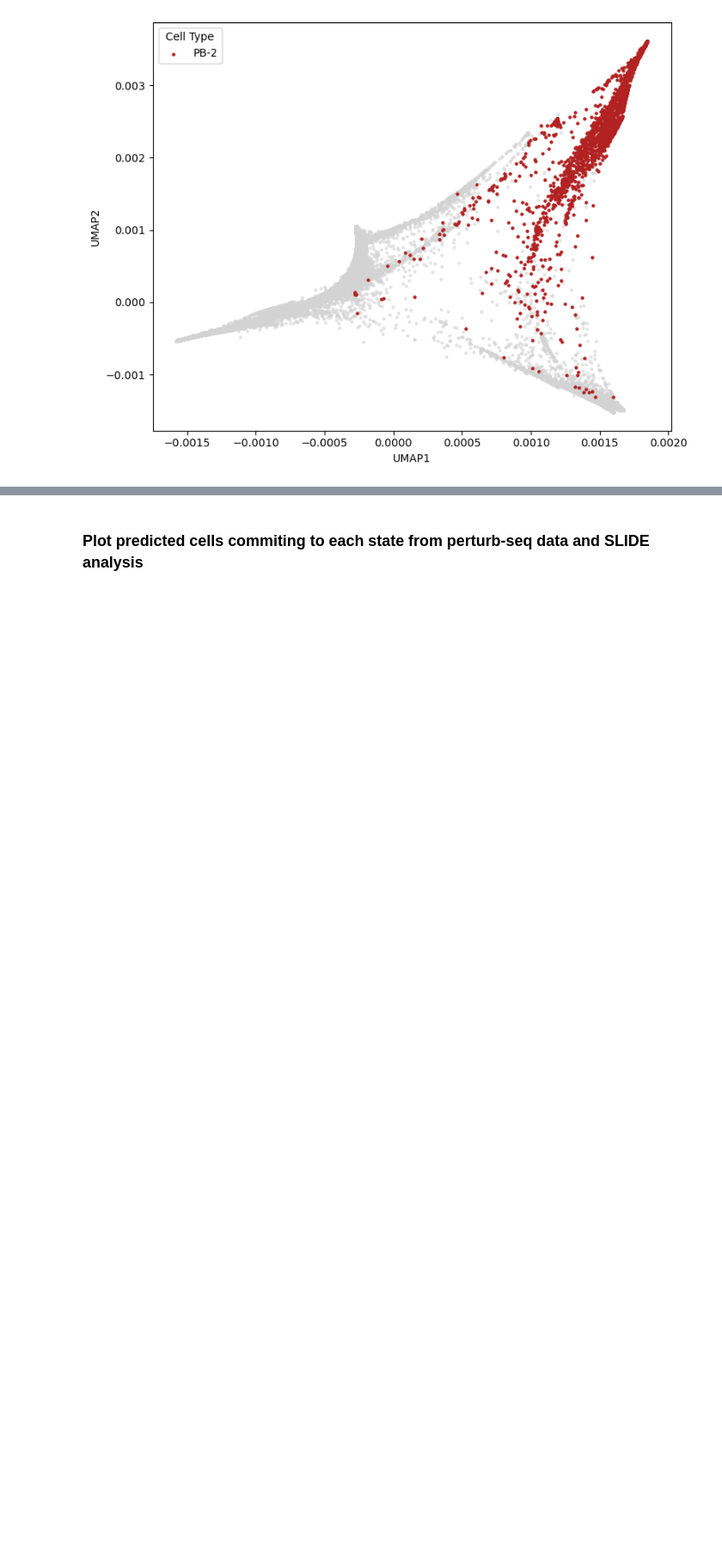
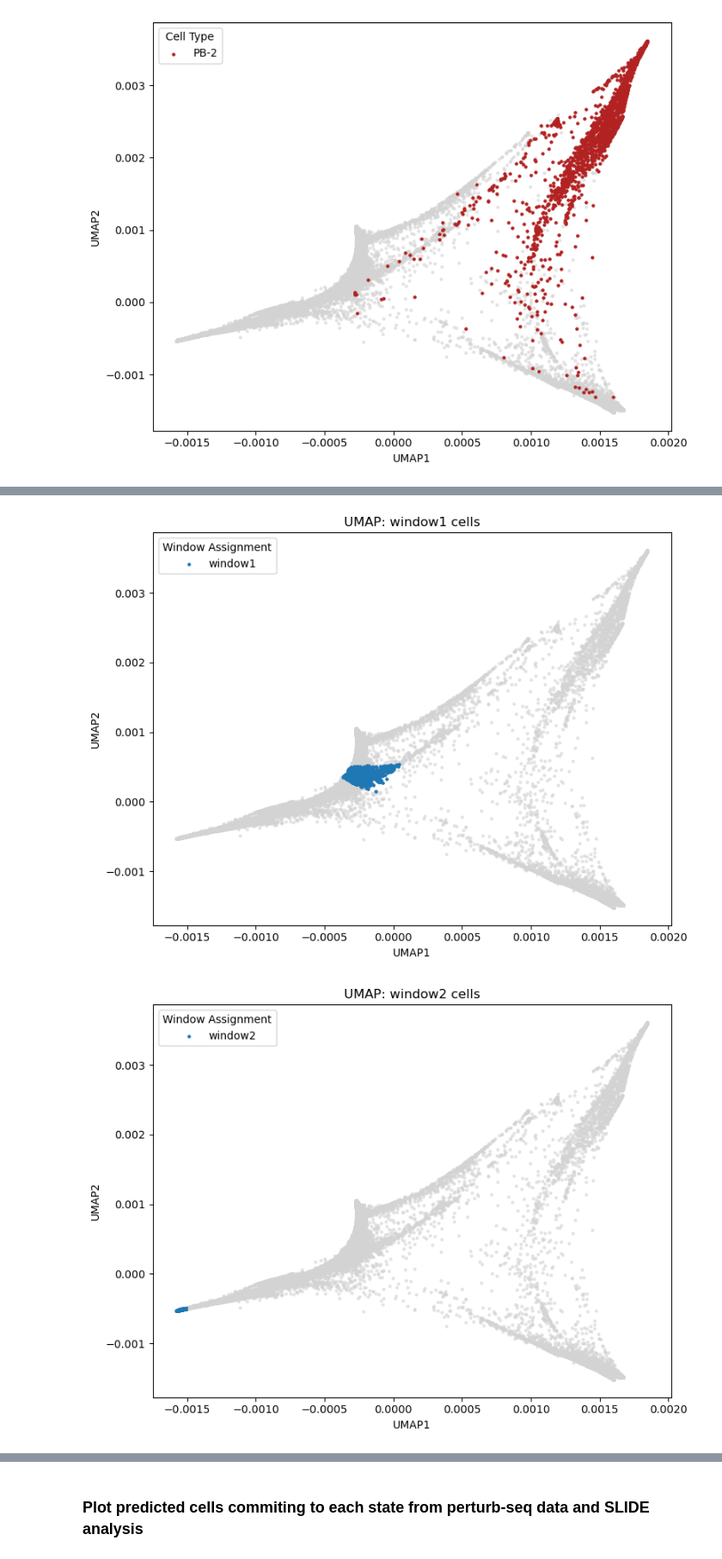
Before and after one commit to sachha-naksha/B_Cell_States, a Jupyter notebook: multiome_dynamic_regulation/py_scripts/trajectory/traj_stream_male_donor.ipynb, the cells around one changed output, grey strips where cells are left out. Shown at 86% size. Cells and saved outputs as stored; diff of their text form; code cells hidden in the pictures; blank space fills up the shorter version.

```diff
--- a/multiome_dynamic_regulation/py_scripts/trajectory/traj_stream_male_donor.ipynb
+++ b/multiome_dynamic_regulation/py_scripts/trajectory/traj_stream_male_donor.ipynb
@@ -216,0 +297,43 @@ plt.show()
+# %%
+import matplotlib.pyplot as plt
+import numpy as np
+
+# Extract UMAP coordinates from the 'X_dr' slot
+umap_coords = adata.obsm['X_dr']
+
+# Define colors
+highlight_color = '#1f77b4'  # Blue for highlighted cells
+background_color = '#D3D3D3'  # Light gray for background
+
+# Get all window columns
+window_columns = ['window1', 'window2', 'window3', 'window4', 'window194', 'window147']
+
+# Create a plot for each window
+for window in window_columns:
+    plt.figure(figsize=(8, 6))
+
+    # Plot background (all cells) first
+    plt.scatter(umap_coords[:, 0], umap_coords[:, 1],
+               c=background_color, s=5, alpha=0.5)
+
+    # Plot cells assigned to this window
+    window_mask = ~adata.obs[window].isna()  # True for cells in this window
+    if window_mask.any():  # Only plot if there are cells in this window
+        plt.scatter(umap_coords[window_mask, 0], umap_coords[window_mask, 1],
+                   c=highlight_color, s=5, label=window)
+
+    plt.title(f'UMAP: {window} cells')
+    plt.xlabel('UMAP1')
+    plt.ylabel('UMAP2')
+    plt.legend(title="Window Assignment", loc='upper left')
+    plt.tight_layout()
+    plt.show()
+
+# Print statistics
+print("\nNumber of cells in each window:")
+for window in window_columns:
+    n_cells = (~adata.obs[window].isna()).sum()
+    print(f"{window}: {n_cells} cells")
+# %% [output]
+[figure, added]
+[figure, added]
```
Also changed, not shown: parts of 20 cells of this notebook, 3 other files.
